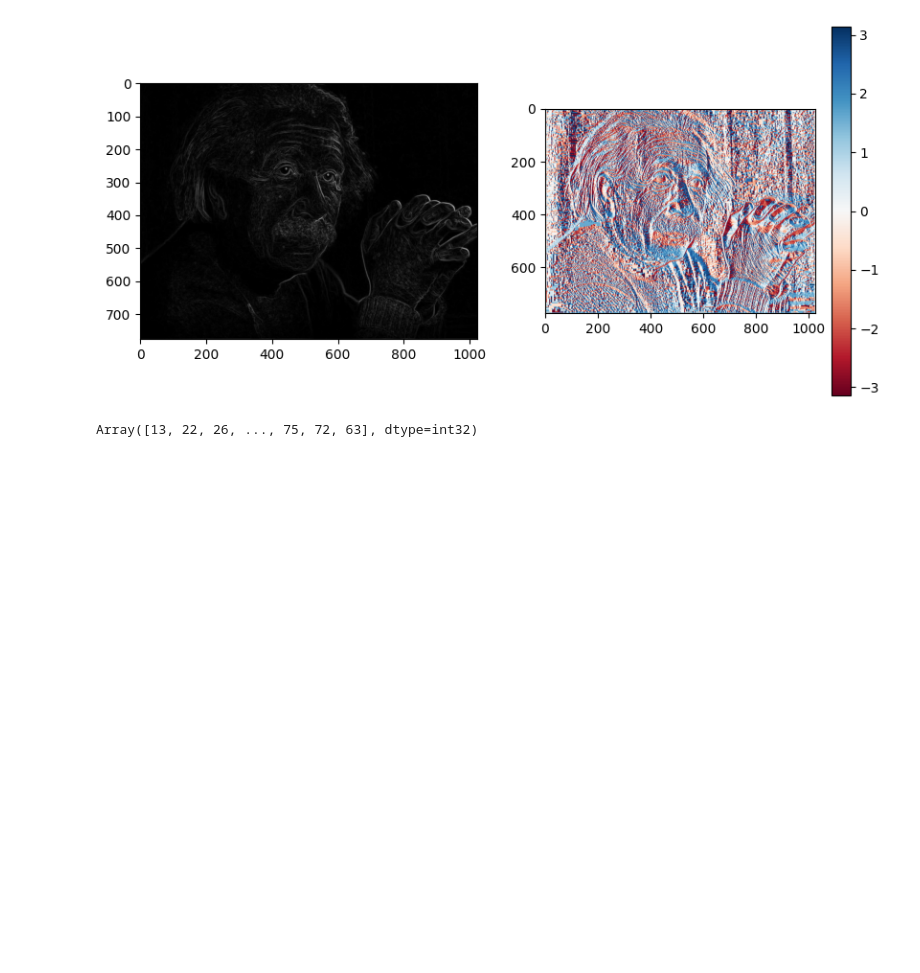
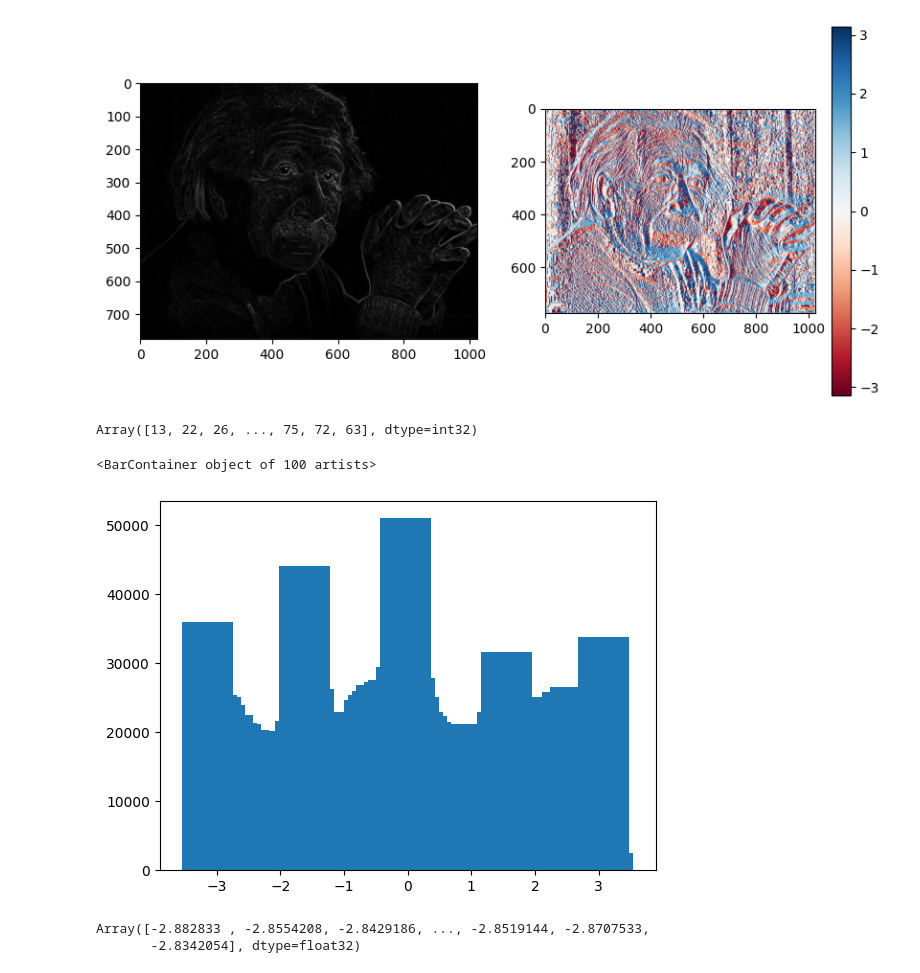
Before and after one commit to sankhaMukherjee/computer_vision_hany_farid, a Jupyter notebook: 0033. Image Filtering/035. histogram of gradients - HOG.ipynb, the cells around one changed output. Drawn from its saved outputs; the diff is of its cells as text; code cells hidden in the pictures; blank space fills up the shorter version.

```diff
--- a/0033. Image Filtering/035. histogram of gradients - HOG.ipynb
+++ b/0033. Image Filtering/035. histogram of gradients - HOG.ipynb
@@ -47,3 +47,14 @@ index_orient = jnp.digitize( orient_flat, jnp.linspace(-jnp.pi, jnp.pi, 100) )
 index_orient
 # %% [output]
 Array([13, 22, 26, ..., 75, 72, 63], dtype=int32)
+# %%
+hog = jnp.array([grad_flat[ index_orient == (i+1) ].sum() for i in range(100)])
+plt.bar(jnp.linspace(-jnp.pi, jnp.pi, 100), hog)
+# %% [output]
+<BarContainer object of 100 artists>
+[figure, added]
+# %%
+orient_flat[index_orient == 5]
+# %% [output]
+Array([-2.882833 , -2.8554208, -2.8429186, ..., -2.8519144, -2.8707533,
+       -2.8342054], dtype=float32)
```
Also changed, not shown: parts of 6 cells of this notebook, 6 other files.
